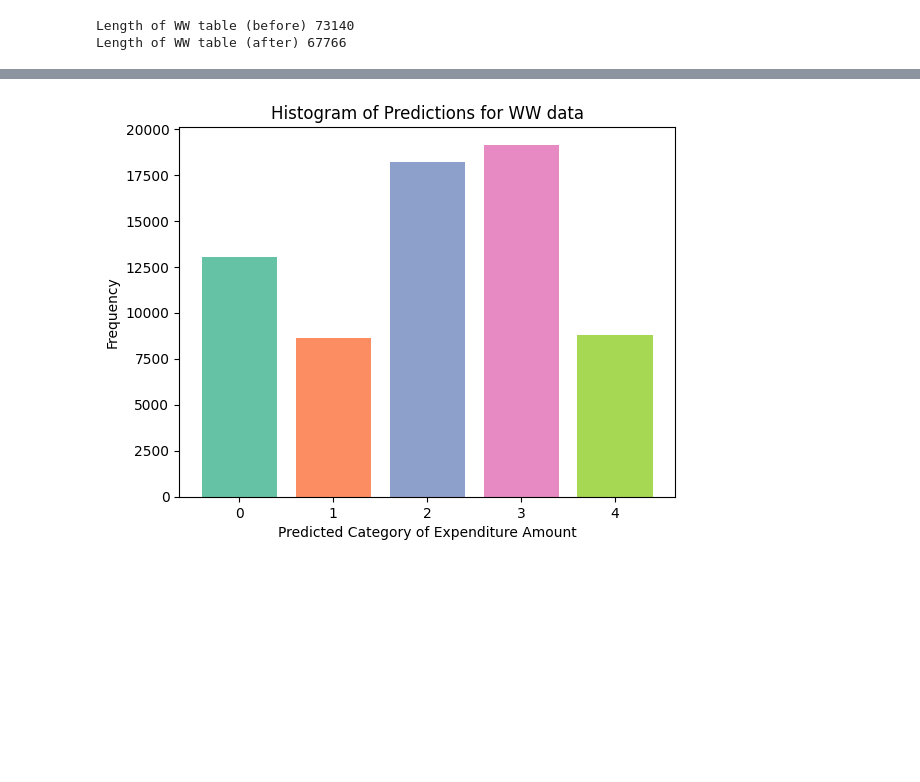
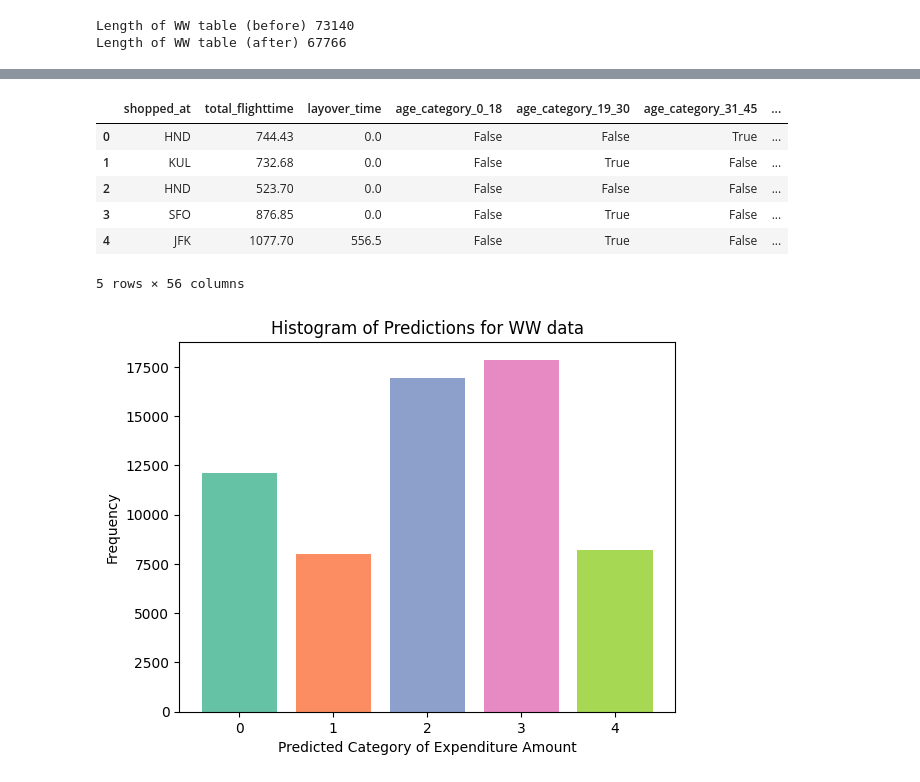
Before and after one commit to lexej/airport-recommendation, a Jupyter notebook: airport_recommenation.ipynb, the cells around one changed output, grey strips where cells are left out. Cells and saved outputs as stored; diff of their text form; code cells hidden in the pictures; blank space fills up the shorter version.

Commit message:
pred table added more cols

```diff
--- a/airport_recommenation.ipynb
+++ b/airport_recommenation.ipynb
@@ -255,22 +255,22 @@ print(len(passengers_eu_table))
 
 """
 
-def drop_unused_cols(data: pd.DataFrame, training_mode: bool):
+def drop_unused_cols(data: pd.DataFrame, is_eu_data: bool):
 
     unused_cols = ["name", # ID-related
-                   "shopped_at", #   WW data will have other locations
                    "flight_number_1", "flight_number_2",
                    "total_traveltime", # since "total_flighttime" and "layover_time" used
                    "departure_IATA_1", "destination_IATA_1", "departure_IATA_2", "destination_IATA_2"
                    ]
 
-    if training_mode:
-        unused_cols.append("amount_spent_cat") # target feature
+    if is_eu_data:
+        unused_cols.append("amount_spent_cat")  # target feature existing for EU data; does not exist in WW data
+        unused_cols.append("shopped_at")    #   Drop for EU data; keep for applying to WW data
 
     return data.drop(columns=unused_cols)
 
 
-X = drop_unused_cols(passengers_eu_table, training_mode=True)
+X = drop_unused_cols(passengers_eu_table, is_eu_data=True)
 
 y = passengers_eu_table["amount_spent_cat"]
 # %%
@@ -491,9 +491,9 @@ weighted avg     0.8043    0.7746    0.7758     26447
 
 print("Length of WW table (before)", len(passengers_ww_table))
 
-passengers_ww_table_cleaned = passengers_ww_table.drop_duplicates()
+passengers_ww_table.drop_duplicates(inplace=True)
 
-print("Length of WW table (after)", len(passengers_ww_table_cleaned))
+print("Length of WW table (after)", len(passengers_ww_table))
 # %% [output]
 Length of WW table (before) 73140
 Length of WW table (after) 67766
@@ -520,0 +500,22 @@ Unique luggage_weight_or_size values (including potential None):  Index(['4', '1
+# %%
+#   Apply data preprocessing required for model
+
+passengers_ww_table = drop_unused_cols(data=passengers_ww_table,
+                                       is_eu_data=False)
+
+passengers_ww_table = create_luggage_features(passengers_ww_table)
+
+passengers_ww_table = create_age_feature(passengers_ww_table)
+
+passengers_ww_table = encode_cat_columns(passengers_ww_table)
+
+
+#   Drop shopped_at column to get model predictions
+
+
+ww_table_to_predict = passengers_ww_table.drop(columns=["shopped_at"])
+
+
+#   Wrap into DMatrix to get model predictions
+
+ww_table_to_predict = xgb.DMatrix(ww_table_to_predict)
@@ -521,24 +530,33 @@ Unique luggage_weight_or_size values (including potential None):  Index(['4', '1
 # %%
 #   Get predictions for WW data passengers
 
-predictions_ww = model.predict(passengers_ww_table_cleaned)
 
+passengers_ww_table["pred_amount_spent_cat"] = pd.Series(model.predict(ww_table_to_predict))
+
+display(passengers_ww_table.head())
 
 #   Visualize count of predictions per category
 
-sorted_category_counts = pd.Series(predictions_ww).value_counts().sort_index()
+sorted_category_counts = passengers_ww_table["pred_amount_spent_cat"].value_counts().sort_index()
 
 cmap = plt.get_cmap('Set2')
 
 plt.bar(x=sorted_category_counts.index,
         height=sorted_category_counts.values,
         color=cmap(range(len(sorted_category_counts))))
 
 plt.title('Histogram of Predictions for WW data')
 plt.xlabel('Predicted Category of Expenditure Amount')
 plt.ylabel('Frequency')
 
 # Show the plot
 plt.show()
 # %% [output]
+|  | shopped_at | total_flighttime | layover_time | age_category_0_18 | age_category_19_30 | age_category_31_45 | ... |
+| 0 | HND | 744.43 | 0.0 | False | False | True | ... |
+| 1 | KUL | 732.68 | 0.0 | False | True | False | ... |
+| 2 | HND | 523.70 | 0.0 | False | False | False | ... |
+| 3 | SFO | 876.85 | 0.0 | False | True | False | ... |
+| 4 | JFK | 1077.70 | 556.5 | False | True | False | ... |
+5 rows × 56 columns
-[figure, old version]
+[figure, new version]
```
Also changed, not shown: parts of 2 cells of this notebook.
